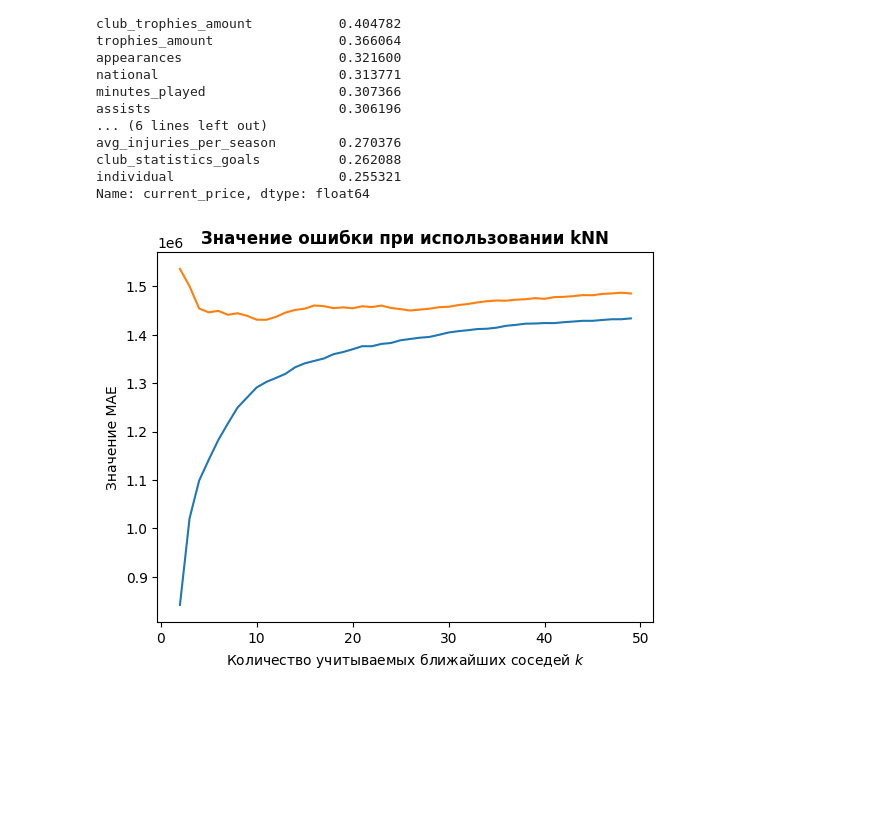
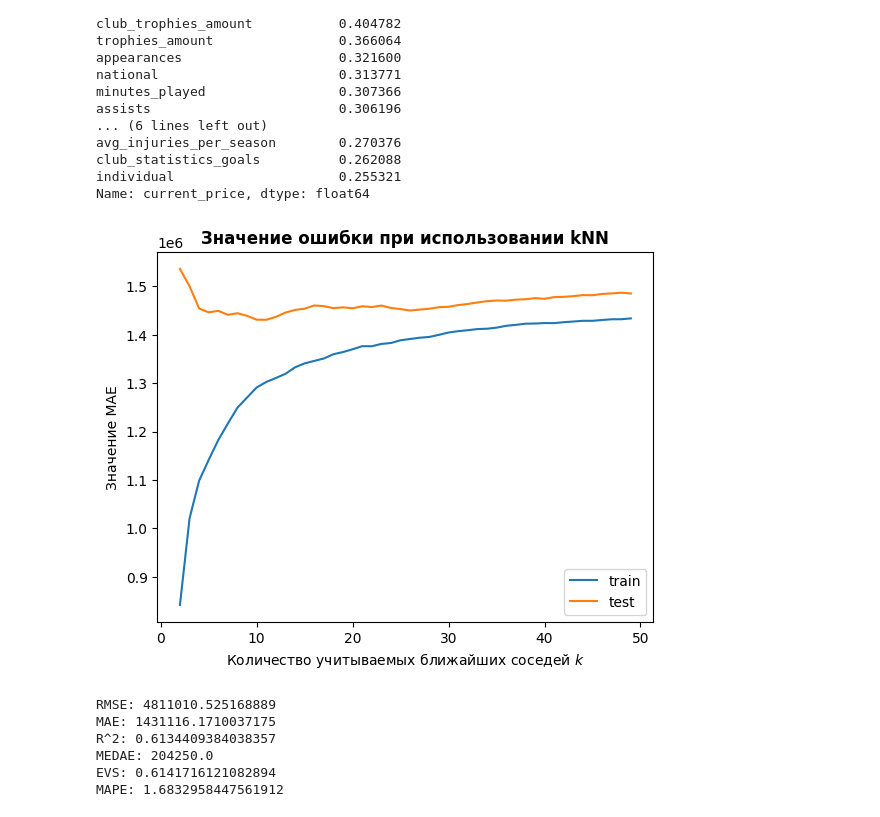
Before and after one commit to Venbiess/Football-Player-Statistics-and-Transfer-Market-Math-Perspective, a Jupyter notebook: kNN.ipynb, the cells around one changed output. Cells and saved outputs as stored; diff of their text form; code cells hidden in the pictures; blank space fills up the shorter version.

```diff
--- a/kNN.ipynb
+++ b/kNN.ipynb
@@ -90,26 +91,27 @@ for column in most_cor.keys():
 # %%
 training = []
 K = []
 testing = []
 for k in range(2, 50):
     clf = KNeighborsRegressor(n_neighbors = k)
     clf.fit(X_train_scaled, y_train)
 
     predict_train = clf.predict(X_train_scaled)
     K.append(k)
     training.append(MAE(predict_train, y_train))
 
     predict_test = clf.predict(X_test_scaled)
     testing.append(MAE(predict_test, y_test))
 
 plt.title('Значение ошибки при использовании kNN', weight='bold')
 plt.xlabel('Количество учитываемых ближайших соседей $k$')
 plt.ylabel('Значение MAE')
 plt.plot(K, training, label='train')
 plt.plot(K, testing, label='test')
+plt.legend()
 plt.show()
 # %% [output]
-[figure, old version]
+[figure, new version]
 # %%
 # По данному графику наиболее оптимальным значением
 # гиперпараметра k является значение 10, сохраним модель.
@@ -120,3 +122,29 @@ clf.fit(X_train_scaled, y_train)
 best_knn = clf
 with open('best_knn_model.pkl', 'wb') as file:
     pickle.dump(best_knn, file)
+# %%
+# Вывод основных метрик
+from sklearn.metrics import mean_squared_error as MSE
+from sklearn.metrics import mean_absolute_error as MAE
+from sklearn.metrics import r2_score as R2
+from sklearn.metrics import median_absolute_error as MEDAE
+from sklearn.metrics import explained_variance_score as EVS
+from sklearn.metrics import mean_absolute_percentage_error as MAPE
+
+best_predictions = best_knn.predict(X_test_scaled)
+def RMSE(y_true, y_pred):
+    return np.sqrt(MSE(y_true, y_pred))
+
+print("RMSE:", RMSE(y_test, best_predictions))
+print("MAE:", MAE(y_test, best_predictions))
+print("R^2:", R2(y_test, best_predictions))
+print("MEDAE:", MEDAE(y_test, best_predictions))
+print("EVS:", EVS(y_test, best_predictions))
+print("MAPE:", MAPE(y_test, best_predictions))
+# %% [output]
+RMSE: 4811010.525168889
+MAE: 1431116.1710037175
+R^2: 0.6134409384038357
+MEDAE: 204250.0
+EVS: 0.6141716121082894
+MAPE: 1.6832958447561912
```
Also changed, not shown: parts of 1 cell of this notebook.
